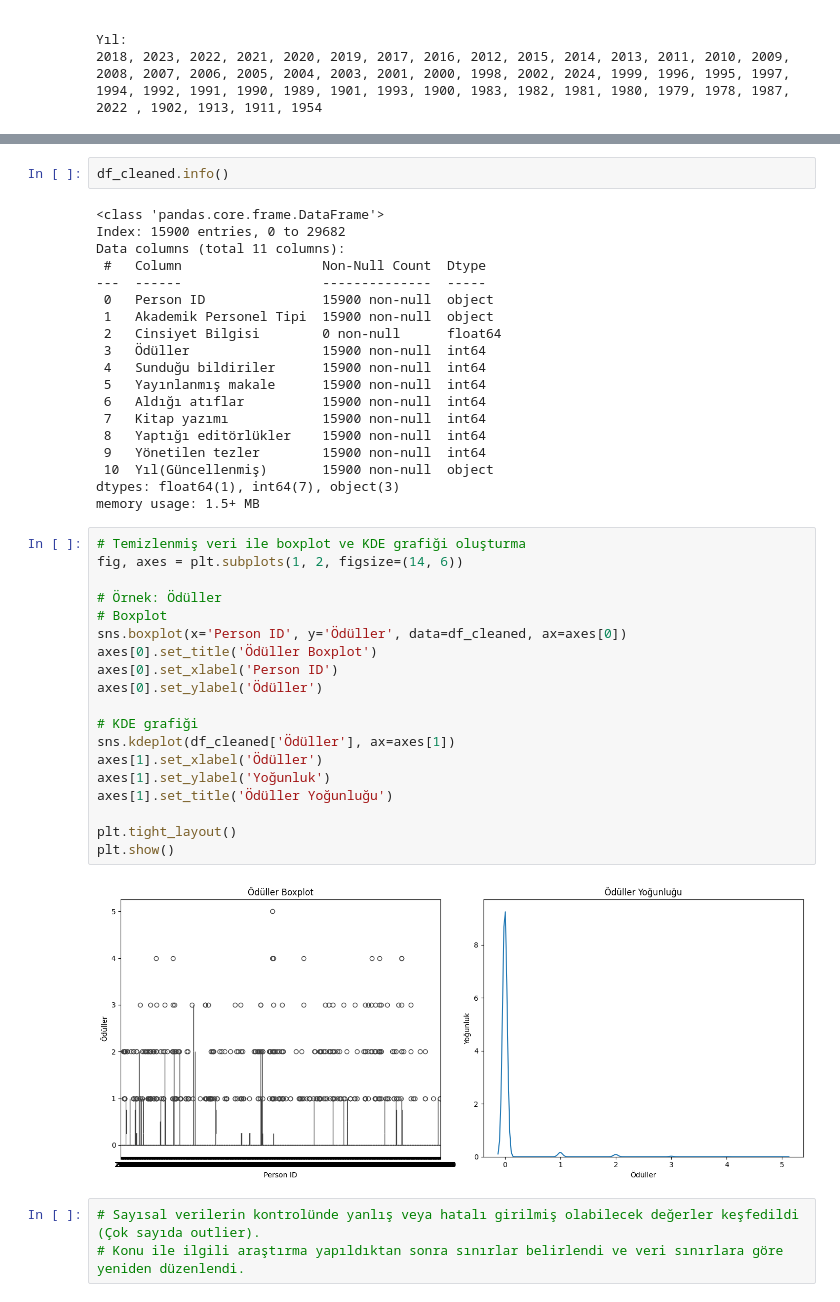
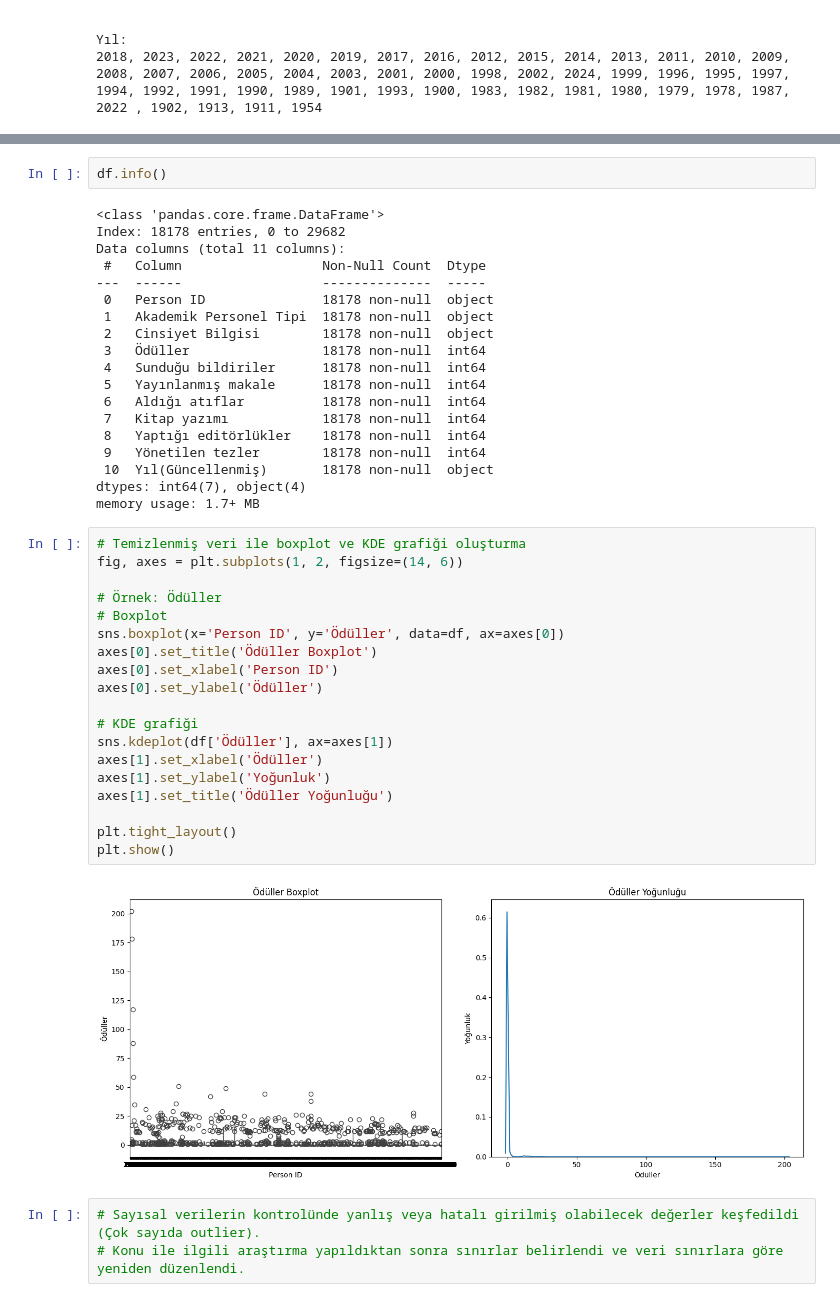
Before and after one commit to elifftop/Proje2, a Jupyter notebook: deneme.ipynb, the cells around one changed output, grey strips where cells are left out. Cells and saved outputs as stored; diff of their text form.

```diff
--- a/deneme.ipynb
+++ b/deneme.ipynb
@@ -420,45 +501,45 @@ df_cleaned.head()
 # %%
-df_cleaned.info()
+df.info()
 # %% [output]
 <class 'pandas.core.frame.DataFrame'>
-Index: 15900 entries, 0 to 29682
+Index: 18178 entries, 0 to 29682
 Data columns (total 11 columns):
  #   Column                  Non-Null Count  Dtype
 ---  ------                  --------------  -----
- 0   Person ID               15900 non-null  object
- 1   Akademik Personel Tipi  15900 non-null  object
- 2   Cinsiyet Bilgisi        0 non-null      float64
- 3   Ödüller                 15900 non-null  int64
- 4   Sunduğu bildiriler      15900 non-null  int64
- 5   Yayınlanmış makale      15900 non-null  int64
- 6   Aldığı atıflar          15900 non-null  int64
- 7   Kitap yazımı            15900 non-null  int64
- 8   Yaptığı editörlükler    15900 non-null  int64
- 9   Yönetilen tezler        15900 non-null  int64
- 10  Yıl(Güncellenmiş)       15900 non-null  object
-dtypes: float64(1), int64(7), object(3)
-memory usage: 1.5+ MB
+ 0   Person ID               18178 non-null  object
+ 1   Akademik Personel Tipi  18178 non-null  object
+ 2   Cinsiyet Bilgisi        18178 non-null  object
+ 3   Ödüller                 18178 non-null  int64
+ 4   Sunduğu bildiriler      18178 non-null  int64
+ 5   Yayınlanmış makale      18178 non-null  int64
+ 6   Aldığı atıflar          18178 non-null  int64
+ 7   Kitap yazımı            18178 non-null  int64
+ 8   Yaptığı editörlükler    18178 non-null  int64
+ 9   Yönetilen tezler        18178 non-null  int64
+ 10  Yıl(Güncellenmiş)       18178 non-null  object
+dtypes: int64(7), object(4)
+memory usage: 1.7+ MB
 # %%
 # Temizlenmiş veri ile boxplot ve KDE grafiği oluşturma
 fig, axes = plt.subplots(1, 2, figsize=(14, 6))
 
 # Örnek: Ödüller
 # Boxplot
-sns.boxplot(x='Person ID', y='Ödüller', data=df_cleaned, ax=axes[0])
+sns.boxplot(x='Person ID', y='Ödüller', data=df, ax=axes[0])
 axes[0].set_title('Ödüller Boxplot')
 axes[0].set_xlabel('Person ID')
 axes[0].set_ylabel('Ödüller')
 
 # KDE grafiği
-sns.kdeplot(df_cleaned['Ödüller'], ax=axes[1])
+sns.kdeplot(df['Ödüller'], ax=axes[1])
 axes[1].set_xlabel('Ödüller')
 axes[1].set_ylabel('Yoğunluk')
 axes[1].set_title('Ödüller Yoğunluğu')
 
 plt.tight_layout()
 plt.show()
 # %% [output]
-[figure, old version]
+[figure, new version]
 # %%
 # Sayısal verilerin kontrolünde yanlış veya hatalı girilmiş olabilecek değerler keşfedildi (Çok sayıda outlier).
 # Konu ile ilgili araştırma yapıldıktan sonra sınırlar belirlendi ve veri sınırlara göre yeniden düzenlendi.
```
Also changed, not shown: parts of 12 cells of this notebook, 1 other file.
